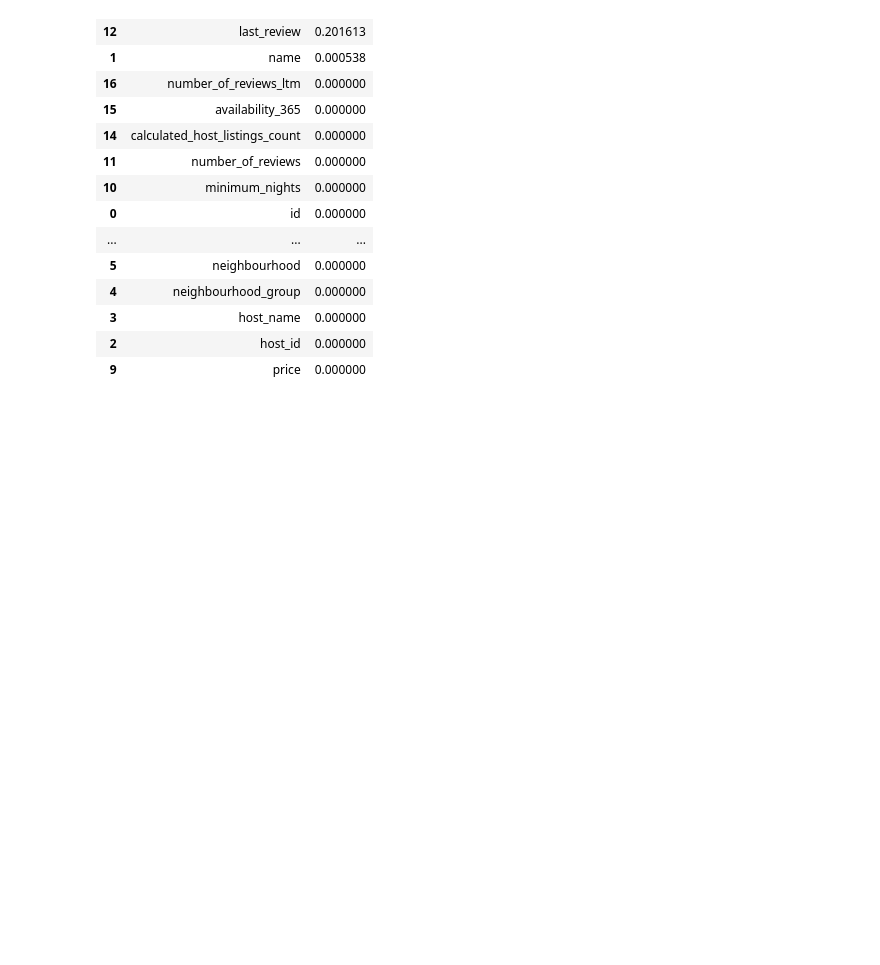
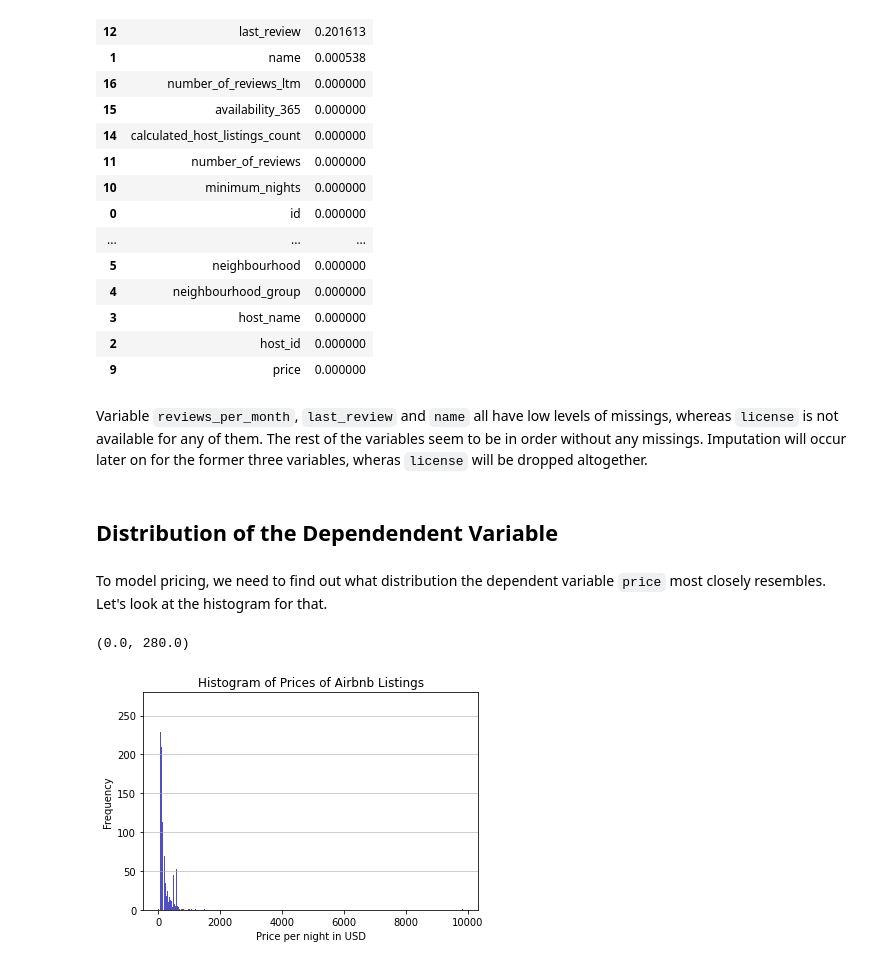
Before and after one commit to balthasars/airbnb-zurich-analysis, a Jupyter notebook: scr/XX-analyze.ipynb, the cells around one changed output. Drawn from its saved outputs; the diff is of its cells as text; code cells hidden in the pictures; blank space fills up the shorter version.

```diff
--- a/scr/XX-analyze.ipynb
+++ b/scr/XX-analyze.ipynb
@@ -58,3 +72,32 @@ pd.DataFrame(
 | 3 | host_name | 0.000000 |
 | 2 | host_id | 0.000000 |
 | 9 | price | 0.000000 |
+# %% [markdown]
+Variable `reviews_per_month`, `last_review` and `name` all have low levels of missings, whereas `license` is not available for any of them.
+The rest of the variables seem to be in order without any missings. Imputation will occur later on for the former three variables, wheras `license` will be dropped altogether.
+# %% [markdown]
+## Distribution of the Dependendent Variable
+# %% [markdown]
+To model pricing, we need to find out what distribution the dependent variable `price` most closely resembles. Let's look at the histogram for that.
+# %%
+import matplotlib.pyplot as plt
+import numpy as np
+
+n, bins, patches = plt.hist(x = listings.price, bins='auto', color='#0504aa',
+                            alpha=0.7, rwidth=0.85)
+plt.grid(axis='y', alpha=0.75)
+plt.xlabel('Price per night in USD')
+plt.ylabel('Frequency')
+plt.title('Histogram of Prices of Airbnb Listings')
+maxfreq = n.max()
+# Set a clean upper y-axis limit.
+plt.ylim(ymax=np.ceil(maxfreq / 10) * 10 if maxfreq % 10 else maxfreq + 10)
+
+# plt.ylim(ymax=np.ceil(maxfreq / 10) * 10 if maxfreq % 10 else maxfreq + 10)
+# price_hist = listings.price.hist(bins=100, grid=True, rwidth=0.9)
+# # price_hist.set_xlabel('Price per Night in USD')
+# maxfreq = n.max()
+# plt.ylim(ymax=np.ceil(maxfreq / 10) * 10 if maxfreq % 10 else maxfreq + 10)
+# %% [output]
+(0.0, 280.0)
+[figure, added]
```
Also changed, not shown: parts of 17 cells of this notebook, 1 other file.
